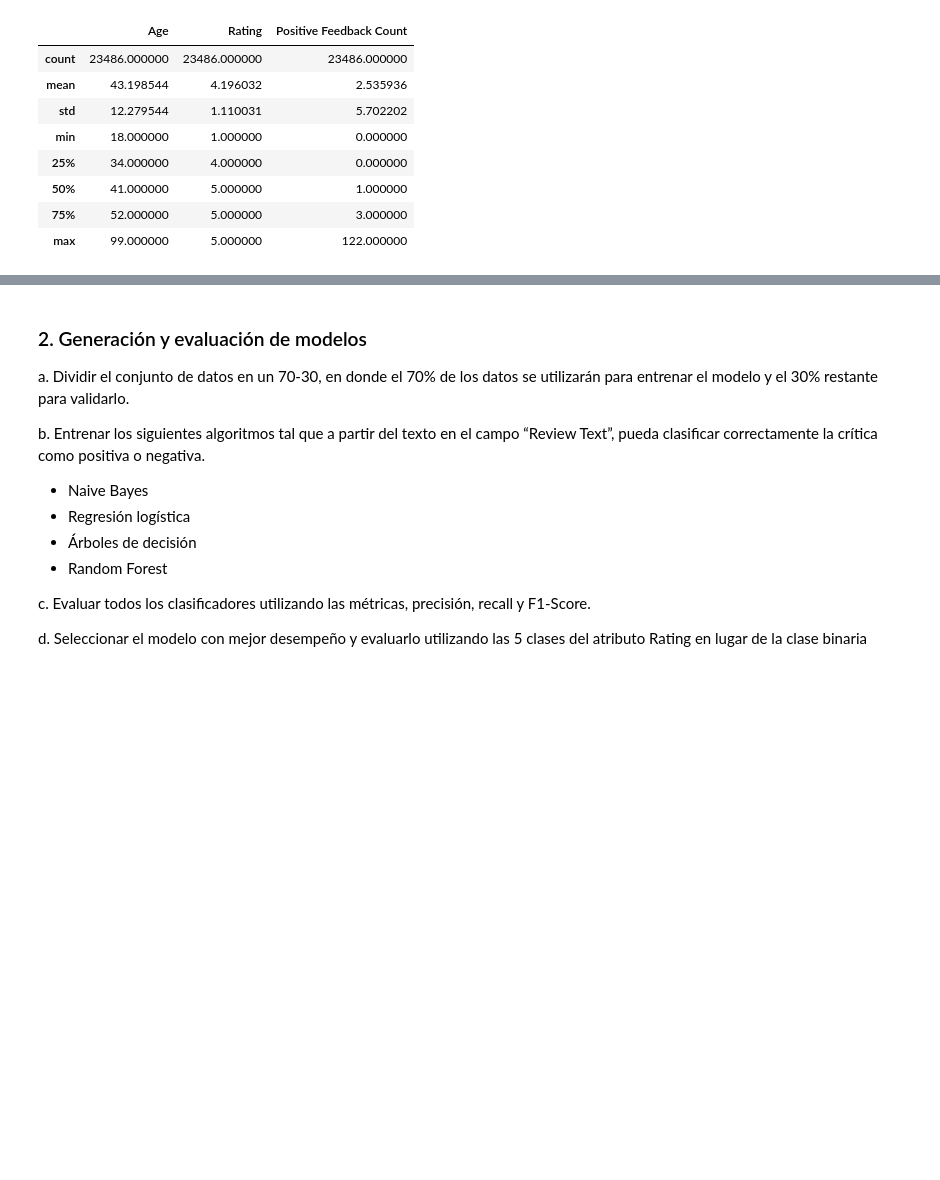
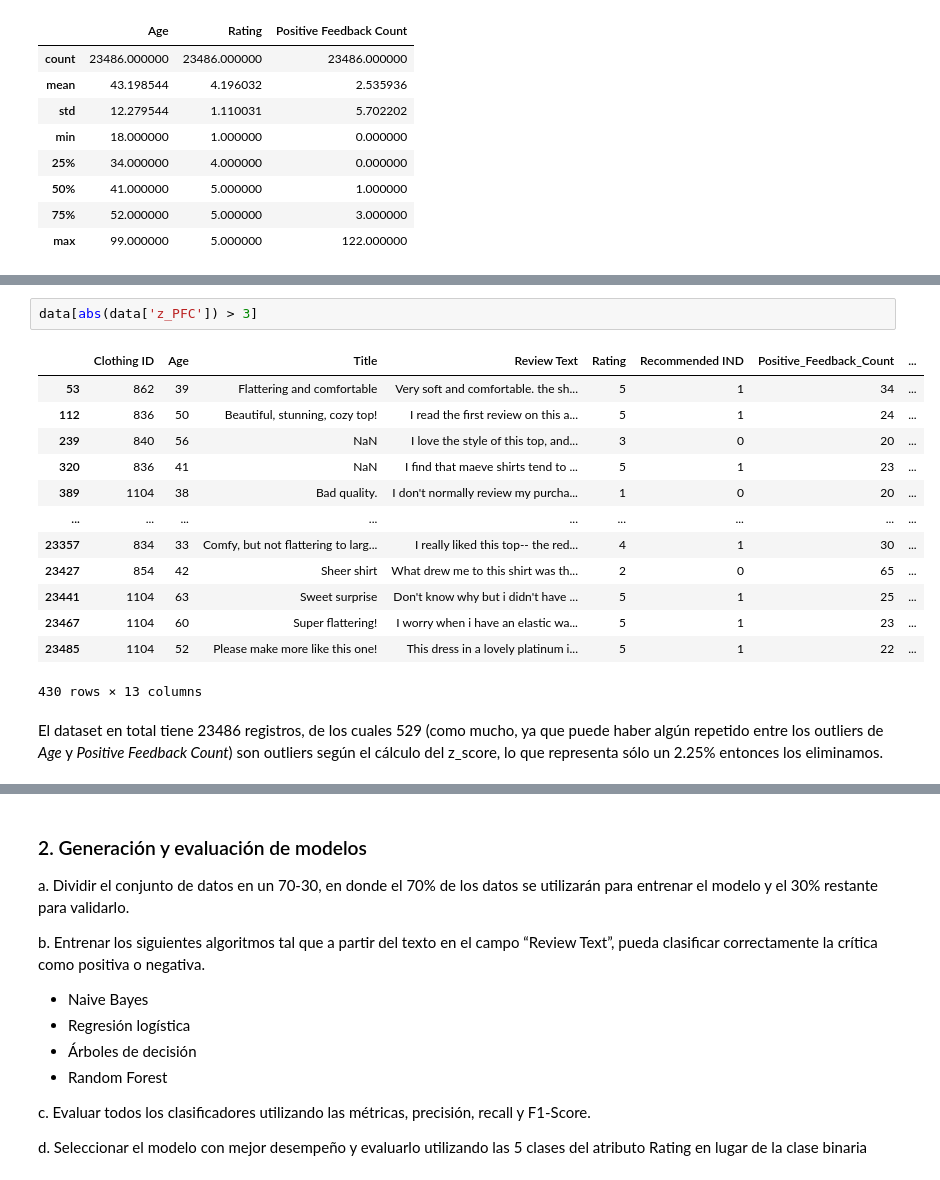
Before and after one commit to 1gnacio/orgadatos-collab-tp2, a Jupyter notebook: TP2.ipynb, the cells around one changed output, grey strips where cells are left out. Saved outputs shown, nothing was run; the diff lists cells and outputs as text; blank space fills up the shorter version.

```diff
--- a/TP2.ipynb
+++ b/TP2.ipynb
@@ -134,0 +215,18 @@ cuantitativas.describe()
+# %%
+data[abs(data['z_PFC']) > 3]
+# %% [output]
+|  | Clothing ID | Age | Title | Review Text | Rating | Recommended IND | Positive_Feedback_Count | ... |
+| 53 | 862 | 39 | Flattering and comfortable | Very soft and comfortable. the sh... | 5 | 1 | 34 | ... |
+| 112 | 836 | 50 | Beautiful, stunning, cozy top! | I read the first review on this a... | 5 | 1 | 24 | ... |
+| 239 | 840 | 56 | NaN | I love the style of this top, and... | 3 | 0 | 20 | ... |
+| 320 | 836 | 41 | NaN | I find that maeve shirts tend to ... | 5 | 1 | 23 | ... |
+| 389 | 1104 | 38 | Bad quality. | I don't normally review my purcha... | 1 | 0 | 20 | ... |
+| ... | ... | ... | ... | ... | ... | ... | ... | ... |
+| 23357 | 834 | 33 | Comfy, but not flattering to larg... | I really liked this top-- the red... | 4 | 1 | 30 | ... |
+| 23427 | 854 | 42 | Sheer shirt | What drew me to this shirt was th... | 2 | 0 | 65 | ... |
+| 23441 | 1104 | 63 | Sweet surprise | Don't know why but i didn't have ... | 5 | 1 | 25 | ... |
+| 23467 | 1104 | 60 | Super flattering! | I worry when i have an elastic wa... | 5 | 1 | 23 | ... |
+| 23485 | 1104 | 52 | Please make more like this one! | This dress in a lovely platinum i... | 5 | 1 | 22 | ... |
+430 rows × 13 columns
+# %% [markdown]
+El dataset en total tiene 23486 registros, de los cuales 529 (como mucho, ya que puede haber algún repetido entre los outliers de _Age_ y _Positive Feedback Count_) son outliers según el cálculo del z_score, lo que representa sólo un 2.25% entonces los eliminamos.
```
Also changed, not shown: parts of 36 cells of this notebook.
